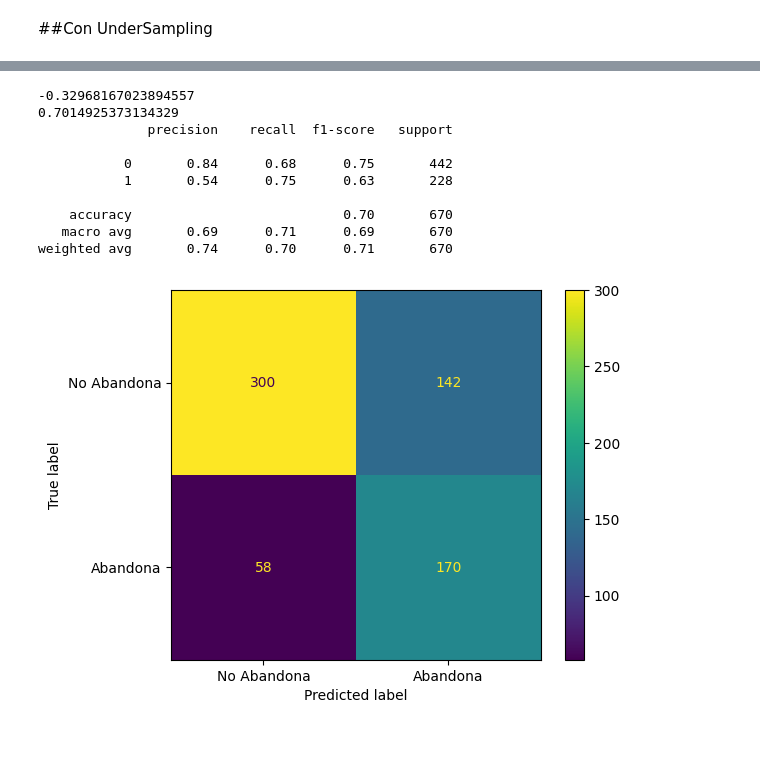
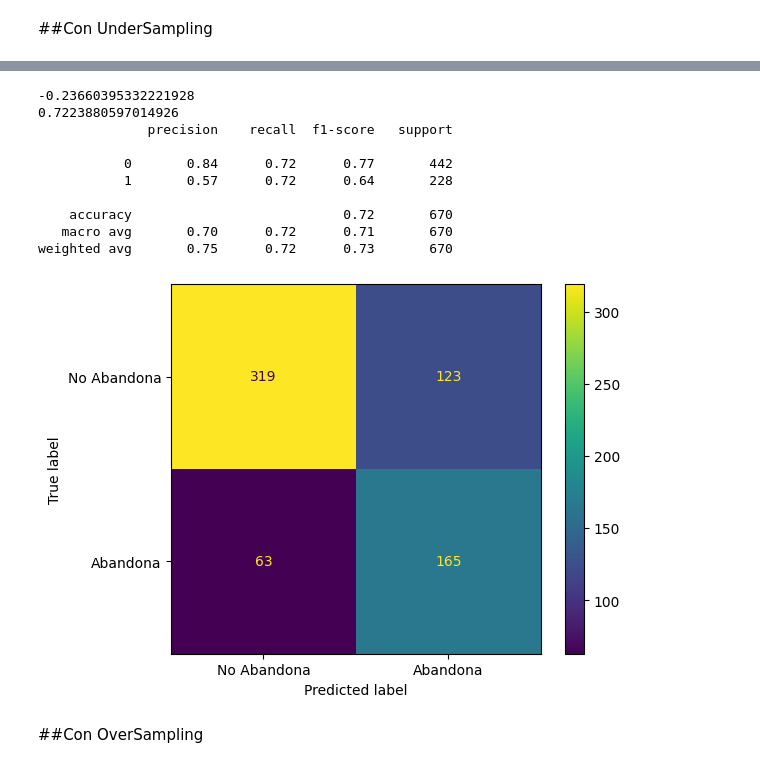
Before and after one commit to Cristiand056/TelecomX_parte2_Latam, a Jupyter notebook: TelecomX_parte2_Latam.ipynb, the cells around one changed output, grey strips where cells are left out. Cells and saved outputs as stored; diff of their text form; code cells hidden in the pictures; blank space fills up the shorter version.

```diff
--- a/TelecomX_parte2_Latam.ipynb
+++ b/TelecomX_parte2_Latam.ipynb
@@ -1159,7 +1159,7 @@ NearMiss = NearMiss(version=3)
 X_train_under_out, y_train_under_out = NearMiss.fit_resample(X_train_out, y_train_out)
 # %%
 arbol_out = DecisionTreeClassifier(random_state=42, max_depth=5, min_samples_leaf=2)
-arbol_out.fit(X_train_out, y_train_out)
+arbol_out.fit(X_train_under_out, y_train_under_out)
 
 y_previsto = arbol_out.predict(X_test_out)
 
@@ -1184,24 +1184,26 @@ weighted avg       0.72      0.73      0.71       670
 # %%
 random_forest_out = RandomForestClassifier(max_depth=5, n_estimators=1200, min_samples_leaf=5, class_weight='balanced')
-random_forest_out.fit(X_train_out, y_train_out)
+random_forest_out.fit(X_train_under_out, y_train_under_out)
 
 y_previsto = random_forest_out.predict(X_test_out)
 
 print(r2_score(y_test_out, y_previsto))
 print(random_forest_out.score(X_test_out, y_test_out))
 print(classification_report(y_test_out, y_previsto))
 matrix_conf = confusion_matrix(y_test_out, y_previsto)
 visializacion = ConfusionMatrixDisplay(confusion_matrix=matrix_conf, display_labels=['No Abandona', 'Abandona'])
 visializacion.plot();
 # %% [output]
--0.32968167023894557
-0.7014925373134329
+-0.23660395332221928
+0.7223880597014926
               precision    recall  f1-score   support
 
-           0       0.84      0.68      0.75       442
-           1       0.54      0.75      0.63       228
+           0       0.84      0.72      0.77       442
+           1       0.57      0.72      0.64       228
 
-    accuracy                           0.70       670
-   macro avg       0.69      0.71      0.69       670
-weighted avg       0.74      0.70      0.71       670
+    accuracy                           0.72       670
+   macro avg       0.70      0.72      0.71       670
+weighted avg       0.75      0.72      0.73       670
-[figure, old version]
+[figure, new version]
+# %% [markdown]
+##Con OverSampling
```
Also changed, not shown: parts of 4 cells of this notebook.
